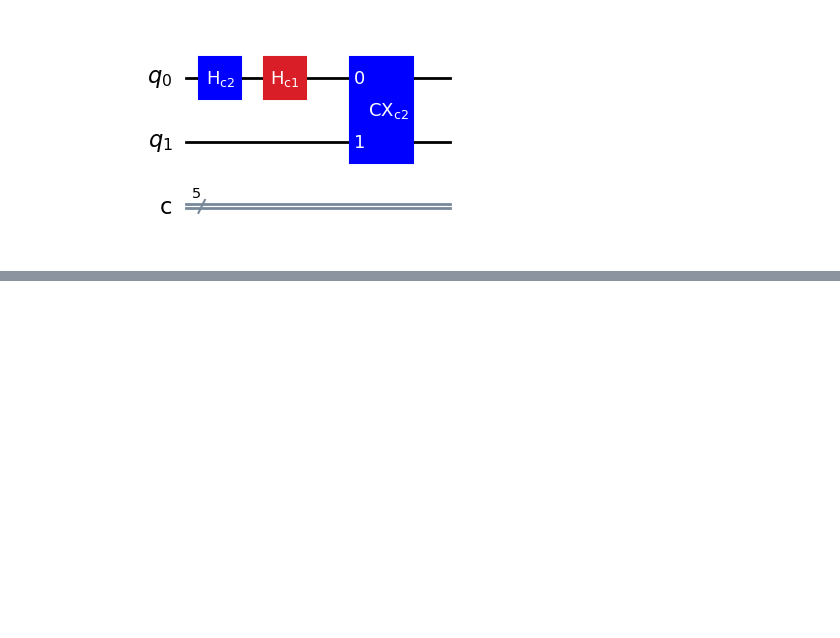
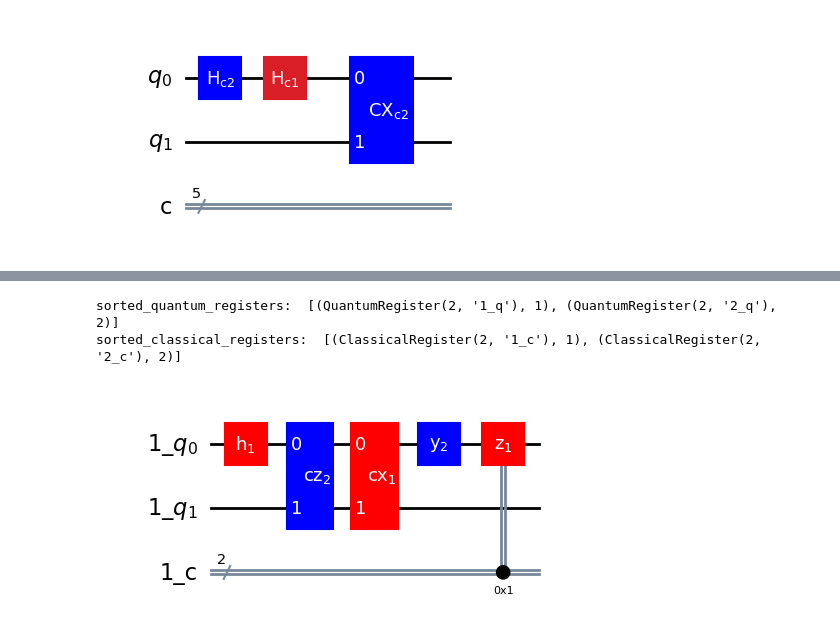
Before and after one commit to sola-st/qite-quantum-platform-testing, a Jupyter notebook: notebooks/011_Dag_Manipulation.ipynb, the cells around one changed output, grey strips where cells are left out. Drawn from its saved outputs; the diff is of its cells as text; code cells hidden in the pictures; blank space fills up the shorter version.

```diff
--- a/notebooks/011_Dag_Manipulation.ipynb
+++ b/notebooks/011_Dag_Manipulation.ipynb
@@ -204,0 +208,17 @@ qc_viz.draw("mpl",
+# %%
+from generators.knitting.interleaved_knitter import InterleavedKnitter
+
+ik = InterleavedKnitter(qc_1, qc_2)
+qc_combine_interleaved = ik.combine_circuits()
+
+qc_viz_interleaved = ik.get_viz_circuit()
+displaytext_interleaved = ik.get_viz_map_name_to_text()
+displaycolor_interleaved = ik.get_viz_map_name_to_color()
+qc_viz_interleaved.draw("mpl",
+                        style={
+                            "displaytext": displaytext_interleaved,
+                            "displaycolor": displaycolor_interleaved})
+# %% [output]
+sorted_quantum_registers:  [(QuantumRegister(2, '1_q'), 1), (QuantumRegister(2, '2_q'), 2)]
+sorted_classical_registers:  [(ClassicalRegister(2, '1_c'), 1), (ClassicalRegister(2, '2_c'), 2)]
+[figure, added]
```
Also changed, not shown: parts of 5 cells of this notebook, 8 other files.
